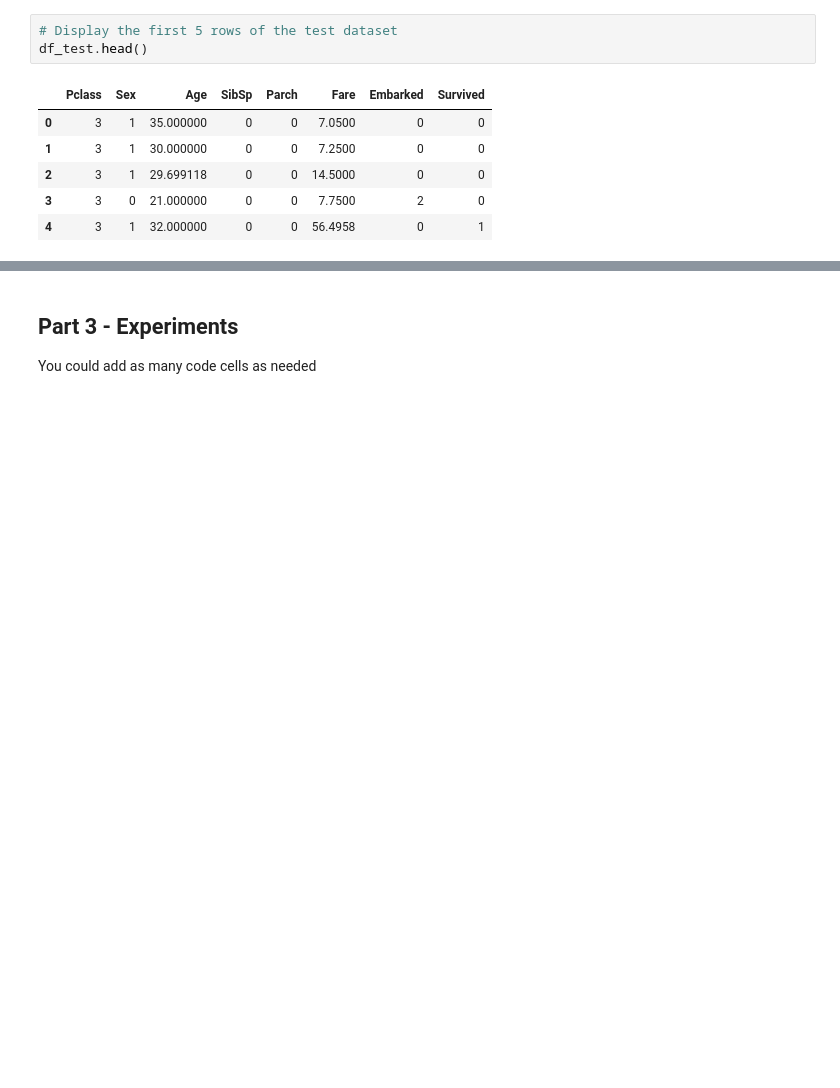
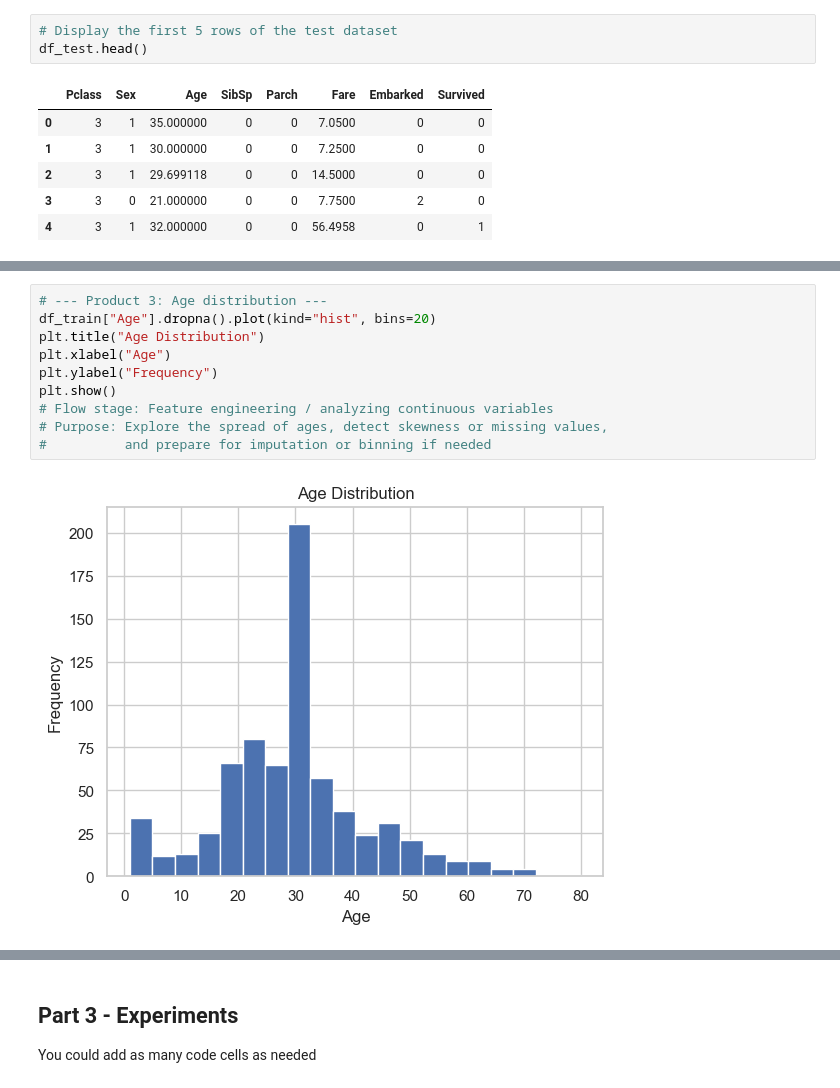
Before and after one commit to dudilevy25/hit-assignment-supervised-learning, a Jupyter notebook: Assignment_supervised_learning_flow.ipynb, the cells around one changed output, grey strips where cells are left out. Cells and saved outputs as stored; diff of their text form; blank space fills up the shorter version.

```diff
--- a/Assignment_supervised_learning_flow.ipynb
+++ b/Assignment_supervised_learning_flow.ipynb
@@ -80,0 +130,12 @@ df_test.head()
+# %%
+# --- Product 3: Age distribution ---
+df_train["Age"].dropna().plot(kind="hist", bins=20)
+plt.title("Age Distribution")
+plt.xlabel("Age")
+plt.ylabel("Frequency")
+plt.show()
+# Flow stage: Feature engineering / analyzing continuous variables
+# Purpose: Explore the spread of ages, detect skewness or missing values,
+#          and prepare for imputation or binning if needed
+# %% [output]
+[figure, added]
```
Also changed, not shown: parts of 6 cells of this notebook.
